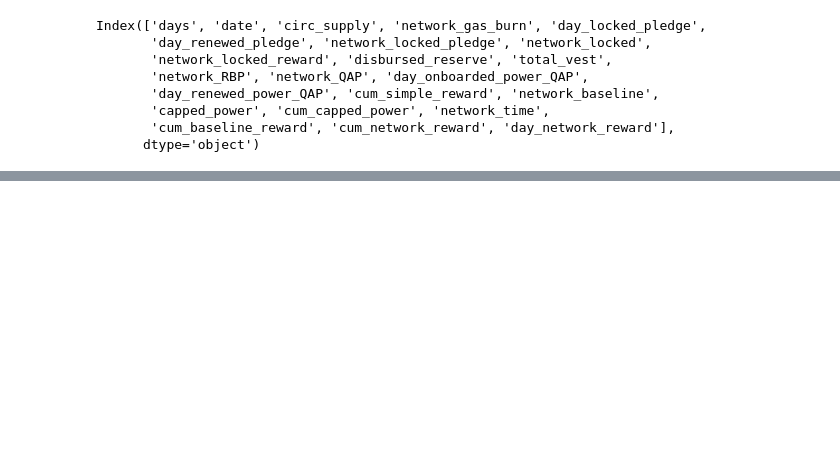
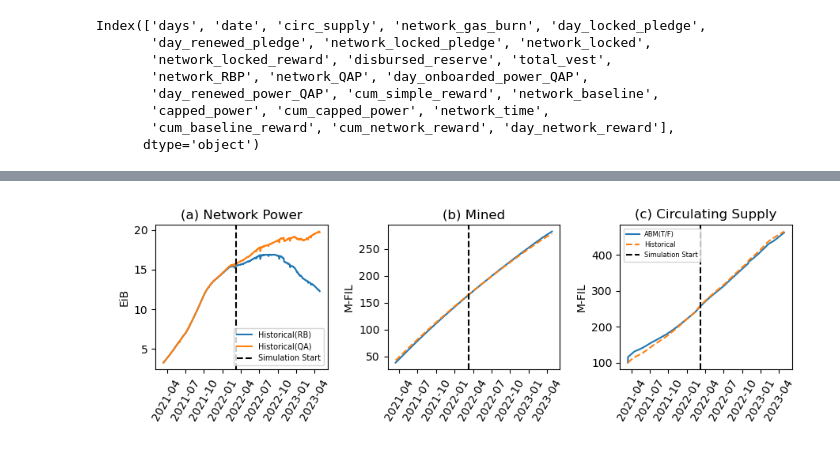
Before and after one commit to protocol/filecoin-agent-twin, a Jupyter notebook: notebooks/backtest.ipynb, the cells around one changed output, grey strips where cells are left out. Saved outputs shown, nothing was run; the diff lists cells and outputs as text; code cells hidden in the pictures; blank space fills up the shorter version.

```diff
--- a/notebooks/backtest.ipynb
+++ b/notebooks/backtest.ipynb
@@ -258,0 +263,38 @@ plt.tight_layout()
+# %%
+# compare the two
+model_df = filecoin_model1.filecoin_df
+
+plt.figure(figsize=(9,3))
+plt.subplot(1,3,1)
+# plt.plot(model_df['date'], model_df['total_raw_power_eib'], label='Model(RB)')
+plt.plot(merged_df['date'], merged_df['total_raw_power_eib'], label='Historical(RB)')
+# plt.plot(model_df['date'], model_df['total_qa_power_eib'], label='Model(QA)')
+plt.plot(merged_df['date'], merged_df['total_qa_power_eib'], label='Historical(QA)')
+# plt.plot(model_df['date'], model_df['network_baseline'] / 2**60, label='Baseline')
+plt.axvline(x=simulation_start_date, color='k', linestyle='--', label='Simulation Start')
+plt.legend(fontsize=7)
+plt.xticks(rotation=60)
+plt.ylabel('EiB')
+plt.title('(a) Network Power')
+
+plt.subplot(1,3,2)
+plt.plot(filecoin_model1.filecoin_df['date'], filecoin_model1.filecoin_df['cum_network_reward']/1e6, label='ABM(T/F)')
+plt.plot(merged_df['date'], merged_df['mined_fil']/1e6, label='Historical', linestyle='--')
+plt.axvline(x=simulation_start_date, color='k', linestyle='--', label='Simulation Start')
+plt.xticks(rotation=60)
+plt.ylabel('M-FIL')
+plt.title('(b) Mined')
+
+plt.subplot(1,3,3)
+plt.plot(filecoin_model1.filecoin_df['date'], filecoin_model1.filecoin_df['circ_supply']/1e6, label='ABM(T/F)')
+plt.plot(merged_df['date'], merged_df['circulating_fil']/1e6, label='Historical', linestyle='--')
+plt.axvline(x=simulation_start_date, color='k', linestyle='--', label='Simulation Start')
+plt.legend(fontsize=6)
+plt.xticks(rotation=60)
+plt.ylabel('M-FIL')
+plt.title('(c) Circulating Supply')
+
+plt.tight_layout()
+plt.savefig('/Users/kiran/Documents/abm/figures/backtest.png')
+# %% [output]
+[figure, added]
```
Also changed, not shown: parts of 5 cells of this notebook, 14 other files.
